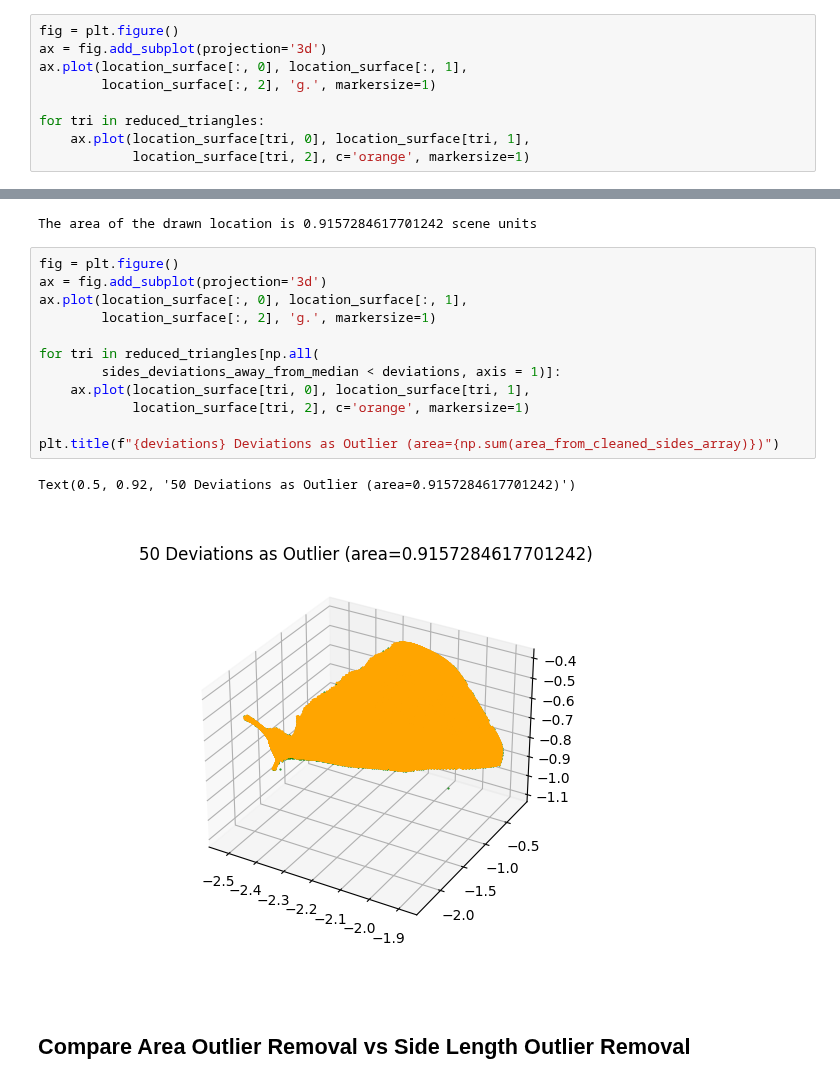
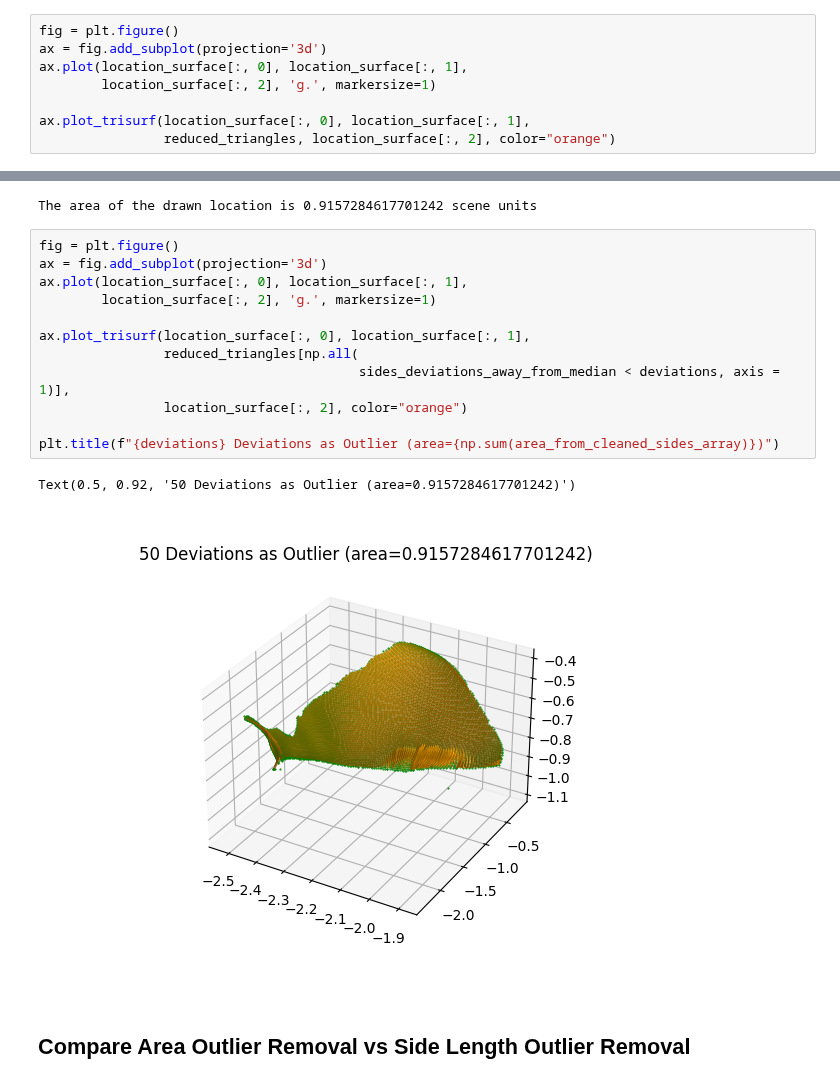
Before and after one commit to Nabizzle/Geodesic-Path-Finder, a Jupyter notebook: Code/Surface Area From Drawing.ipynb, the cells around one changed output, grey strips where cells are left out. Saved outputs shown, nothing was run; the diff lists cells and outputs as text.

```diff
--- a/Code/Surface Area From Drawing.ipynb
+++ b/Code/Surface Area From Drawing.ipynb
@@ -255,7 +255,6 @@ ax = fig.add_subplot(projection='3d')
 ax.plot(location_surface[:, 0], location_surface[:, 1],
         location_surface[:, 2], 'g.', markersize=1)
 
-for tri in reduced_triangles:
-    ax.plot(location_surface[tri, 0], location_surface[tri, 1],
-            location_surface[tri, 2], c='orange', markersize=1)
+ax.plot_trisurf(location_surface[:, 0], location_surface[:, 1],
+                reduced_triangles, location_surface[:, 2], color="orange")
 # %% [output]
@@ -456,18 +456,18 @@ The area of the drawn location is 0.9157284617701242 scene units
 # %%
 fig = plt.figure()
 ax = fig.add_subplot(projection='3d')
 ax.plot(location_surface[:, 0], location_surface[:, 1],
         location_surface[:, 2], 'g.', markersize=1)
 
-for tri in reduced_triangles[np.all(
-        sides_deviations_away_from_median < deviations, axis = 1)]:
-    ax.plot(location_surface[tri, 0], location_surface[tri, 1],
-            location_surface[tri, 2], c='orange', markersize=1)
+ax.plot_trisurf(location_surface[:, 0], location_surface[:, 1],
+                reduced_triangles[np.all(
+                                         sides_deviations_away_from_median < deviations, axis = 1)],
+                location_surface[:, 2], color="orange")
 
 plt.title(f"{deviations} Deviations as Outlier (area={np.sum(area_from_cleaned_sides_array)})")
 # %% [output]
 Text(0.5, 0.92, '50 Deviations as Outlier (area=0.9157284617701242)')
-[figure, old version]
+[figure, new version]
 # %% [markdown]
 ## Compare Area Outlier Removal vs Side Length Outlier Removal
 # %% [markdown]
```
Also changed, not shown: parts of 2 cells of this notebook.
